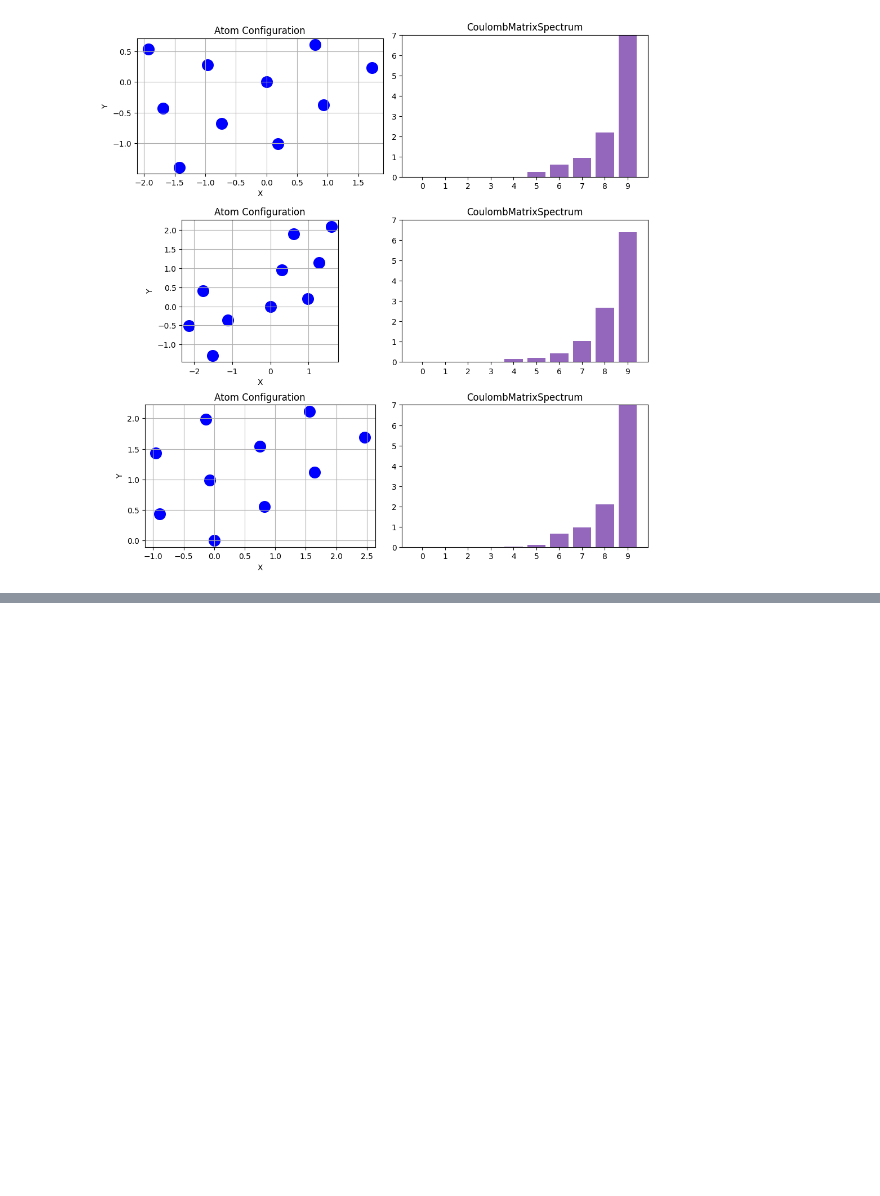
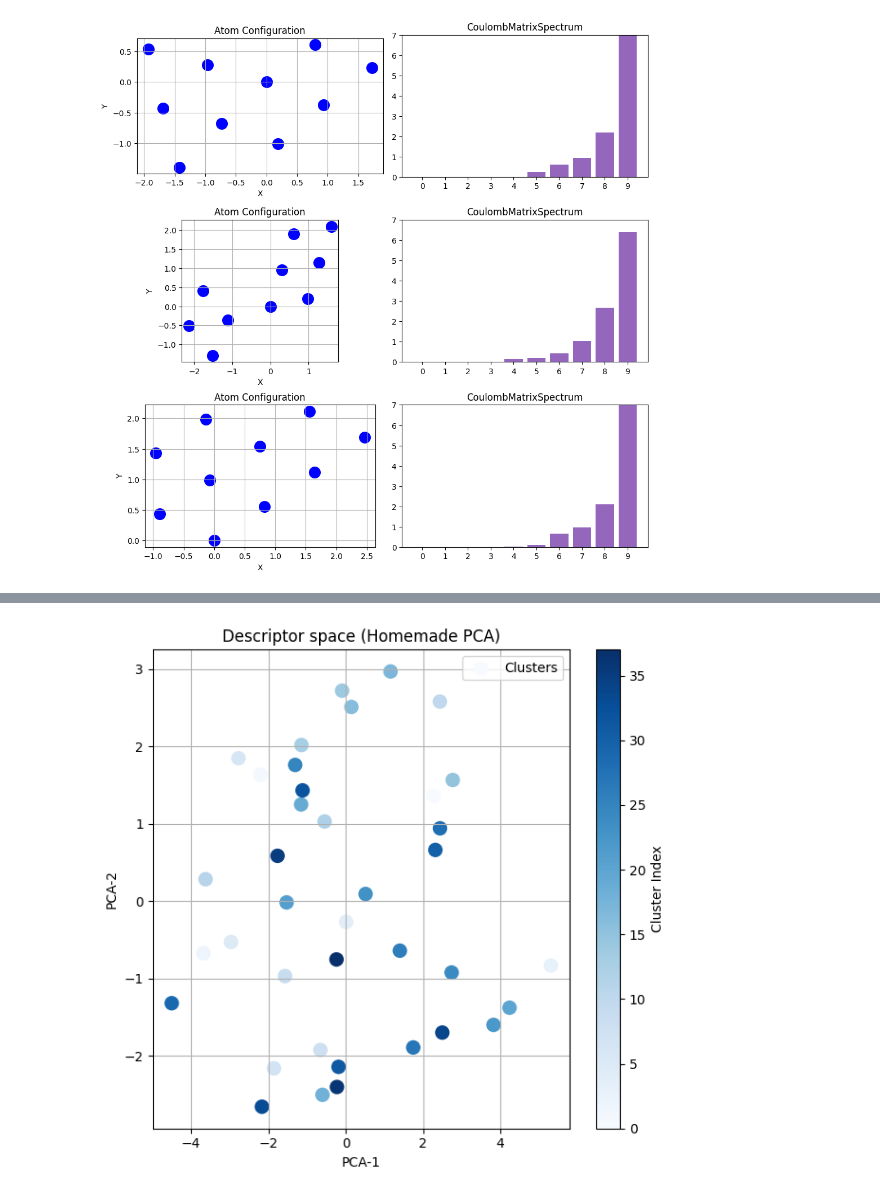
Before and after one commit to Justusperthes/Comphy, a Jupyter notebook: w4/clustering.ipynb, the cells around one changed output, grey strips where cells are left out. Drawn from its saved outputs; the diff is of its cells as text; code cells hidden in the pictures; blank space fills up the shorter version.

```diff
--- a/w4/clustering.ipynb
+++ b/w4/clustering.ipynb
@@ -767,0 +774,32 @@ plt.show()
+# %%
+# Step 1: Flatten each cluster into a 20-dimensional descriptor
+descriptors = np.array([cluster.flatten() for cluster in positions])  # Shape: (38, 20)
+
+# Step 2: Perform PCA using your custom PCA class
+pca = PCA(descriptors)  # Initialize PCA with the descriptor matrix
+pca.fit()  # Fit the PCA model
+pca_result = pca.transform(k=2)  # Reduce to 2 dimensions (PCA1 and PCA2)
+
+# Step 3: Extract PCA1 and PCA2 for plotting
+PCA1 = pca_result[:, 0]
+PCA2 = pca_result[:, 1]
+
+# Step 4: Plot the descriptor space using homemade PCA
+plt.figure(figsize=(12, 6))
+
+# Left-hand plot: Homemade PCA
+plt.subplot(1, 2, 1)
+plt.scatter(PCA1, PCA2, s=100, c=np.arange(len(PCA1)), cmap='Blues', label='Clusters')
+plt.xlabel('PCA-1')
+plt.ylabel('PCA-2')
+plt.title('Descriptor space (Homemade PCA)')
+plt.grid(True)
+plt.colorbar(label="Cluster Index")
+plt.legend()
+
+
+
+plt.tight_layout()
+plt.show()
+# %% [output]
+[figure, added]
```
Also changed, not shown: parts of 5 cells of this notebook.
